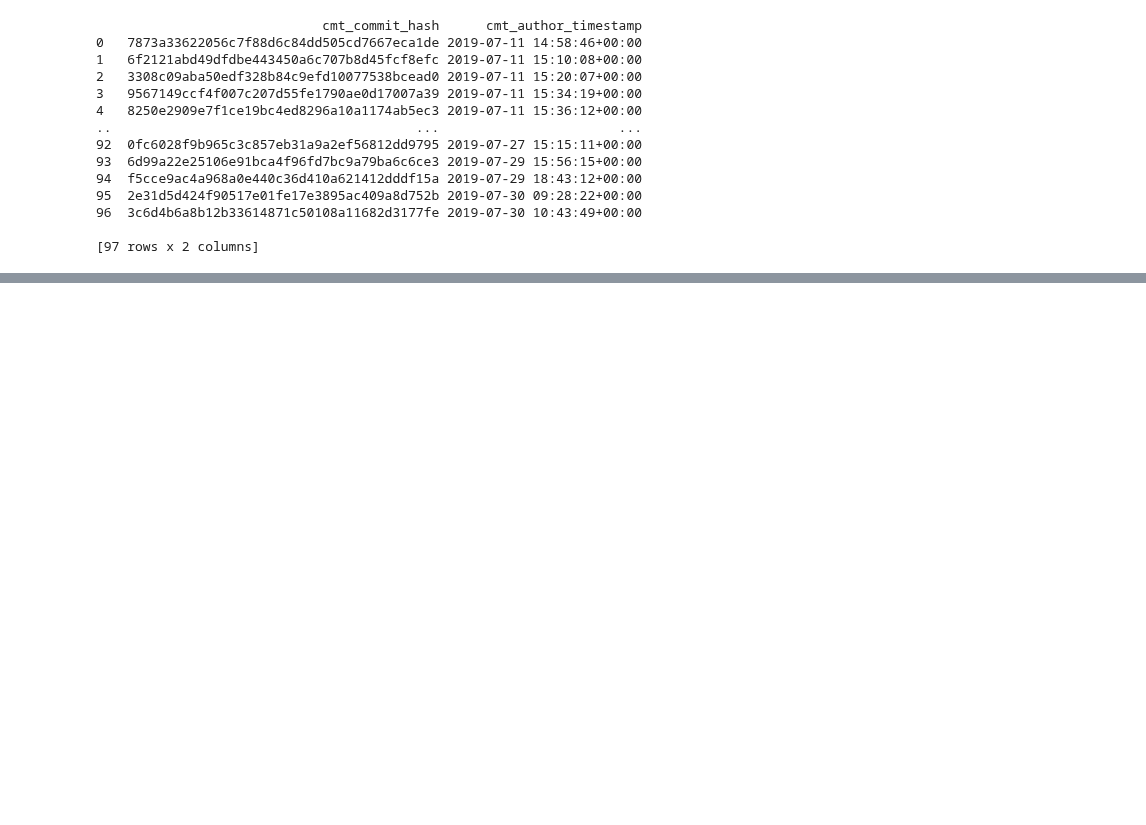
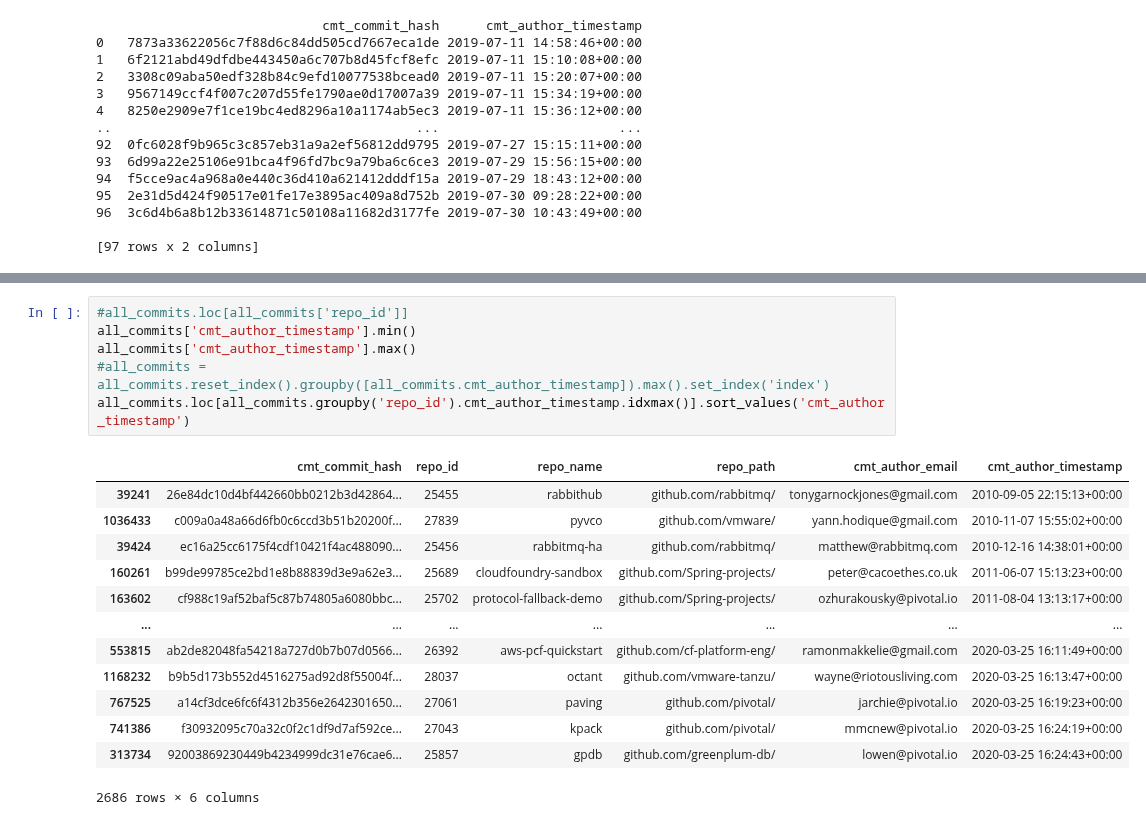
Before and after one commit to Hsingh2096/Hsingh2096, a Jupyter notebook: code/dawn_repo_activity.ipynb, the cells around one changed output, grey strips where cells are left out. Drawn from its saved outputs; the diff is of its cells as text; blank space fills up the shorter version.

```diff
--- a/code/dawn_repo_activity.ipynb
+++ b/code/dawn_repo_activity.ipynb
@@ -221,0 +263,20 @@ top
+# %%
+#all_commits.loc[all_commits['repo_id']]
+all_commits['cmt_author_timestamp'].min()
+all_commits['cmt_author_timestamp'].max()
+#all_commits = all_commits.reset_index().groupby([all_commits.cmt_author_timestamp]).max().set_index('index')
+all_commits.loc[all_commits.groupby('repo_id').cmt_author_timestamp.idxmax()].sort_values('cmt_author_timestamp')
+# %% [output]
+|  | cmt_commit_hash | repo_id | repo_name | repo_path | cmt_author_email | cmt_author_timestamp |
+| 39241 | 26e84dc10d4bf442660bb0212b3d42864... | 25455 | rabbithub | github.com/rabbitmq/ | tonygarnockjones@gmail.com | 2010-09-05 22:15:13+00:00 |
+| 1036433 | c009a0a48a66d6fb0c6ccd3b51b20200f... | 27839 | pyvco | github.com/vmware/ | yann.hodique@gmail.com | 2010-11-07 15:55:02+00:00 |
+| 39424 | ec16a25cc6175f4cdf10421f4ac488090... | 25456 | rabbitmq-ha | github.com/rabbitmq/ | matthew@rabbitmq.com | 2010-12-16 14:38:01+00:00 |
+| 160261 | b99de99785ce2bd1e8b88839d3e9a62e3... | 25689 | cloudfoundry-sandbox | github.com/Spring-projects/ | peter@cacoethes.co.uk | 2011-06-07 15:13:23+00:00 |
+| 163602 | cf988c19af52baf5c87b74805a6080bbc... | 25702 | protocol-fallback-demo | github.com/Spring-projects/ | ozhurakousky@pivotal.io | 2011-08-04 13:13:17+00:00 |
+| ... | ... | ... | ... | ... | ... | ... |
+| 553815 | ab2de82048fa54218a727d0b7b07d0566... | 26392 | aws-pcf-quickstart | github.com/cf-platform-eng/ | ramonmakkelie@gmail.com | 2020-03-25 16:11:49+00:00 |
+| 1168232 | b9b5d173b552d4516275ad92d8f55004f... | 28037 | octant | github.com/vmware-tanzu/ | wayne@riotousliving.com | 2020-03-25 16:13:47+00:00 |
+| 767525 | a14cf3dce6fc6f4312b356e2642301650... | 27061 | paving | github.com/pivotal/ | jarchie@pivotal.io | 2020-03-25 16:19:23+00:00 |
+| 741386 | f30932095c70a32c0f2c1df9d7af592ce... | 27043 | kpack | github.com/pivotal/ | mmcnew@pivotal.io | 2020-03-25 16:24:19+00:00 |
+| 313734 | 92003869230449b4234999dc31e76cae6... | 25857 | gpdb | github.com/greenplum-db/ | lowen@pivotal.io | 2020-03-25 16:24:43+00:00 |
+2686 rows × 6 columns
```
Also changed, not shown: parts of 12 cells of this notebook, 2 other files.
